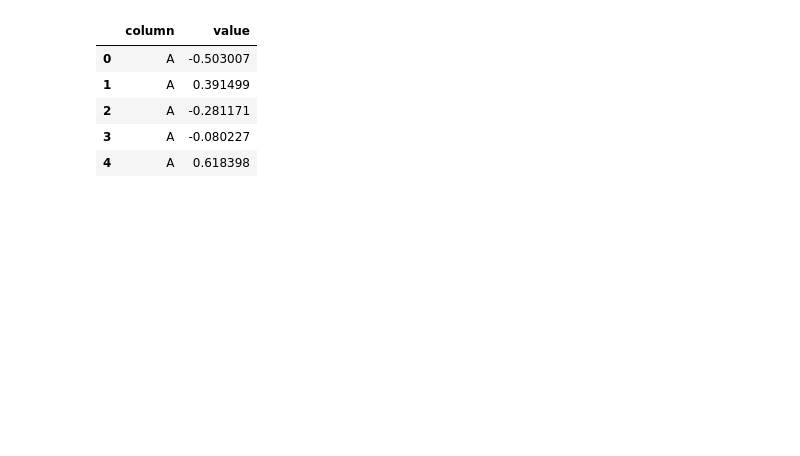
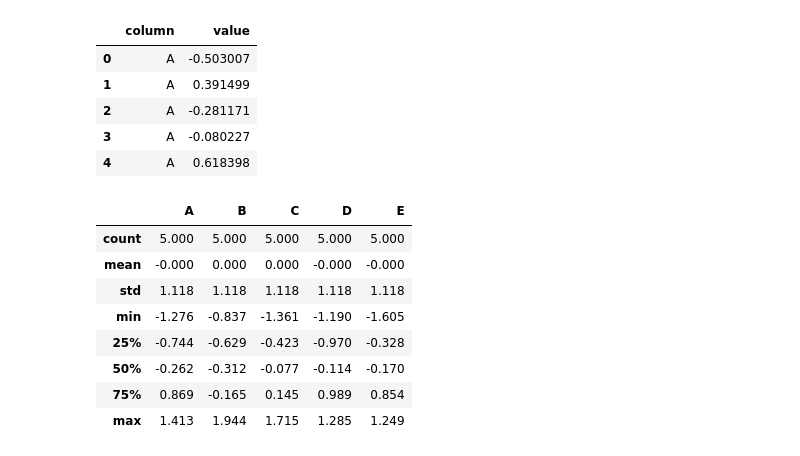
Before and after one commit to rubinkim/public_data, a Jupyter notebook: chapter_07/ch07_scikit-learn.ipynb, the cells around one changed output. Cells and saved outputs as stored; diff of their text form; code cells hidden in the pictures; blank space fills up the shorter version.

```diff
--- a/chapter_07/ch07_scikit-learn.ipynb
+++ b/chapter_07/ch07_scikit-learn.ipynb
@@ -63,3 +64,19 @@ df_melt.head()
 # %%
 fig = px.box(data_frame=df_melt, x="column", y="value")
 fig
+# %%
+# 적용후
+scaler = StandardScaler()
+data_standard = scaler.fit_transform(data)
+data_standard = pd.DataFrame(data_standard, columns=["A","B","C","D","E"])
+data_standard.describe().round(3)
+# %% [output]
+|  | A | B | C | D | E |
+| count | 5.000 | 5.000 | 5.000 | 5.000 | 5.000 |
+| mean | -0.000 | 0.000 | 0.000 | -0.000 | -0.000 |
+| std | 1.118 | 1.118 | 1.118 | 1.118 | 1.118 |
+| min | -1.276 | -0.837 | -1.361 | -1.190 | -1.605 |
+| 25% | -0.744 | -0.629 | -0.423 | -0.970 | -0.328 |
+| 50% | -0.262 | -0.312 | -0.077 | -0.114 | -0.170 |
+| 75% | 0.869 | -0.165 | 0.145 | 0.989 | 0.854 |
+| max | 1.413 | 1.944 | 1.715 | 1.285 | 1.249 |
```
Also changed, not shown: parts of 4 cells of this notebook.
